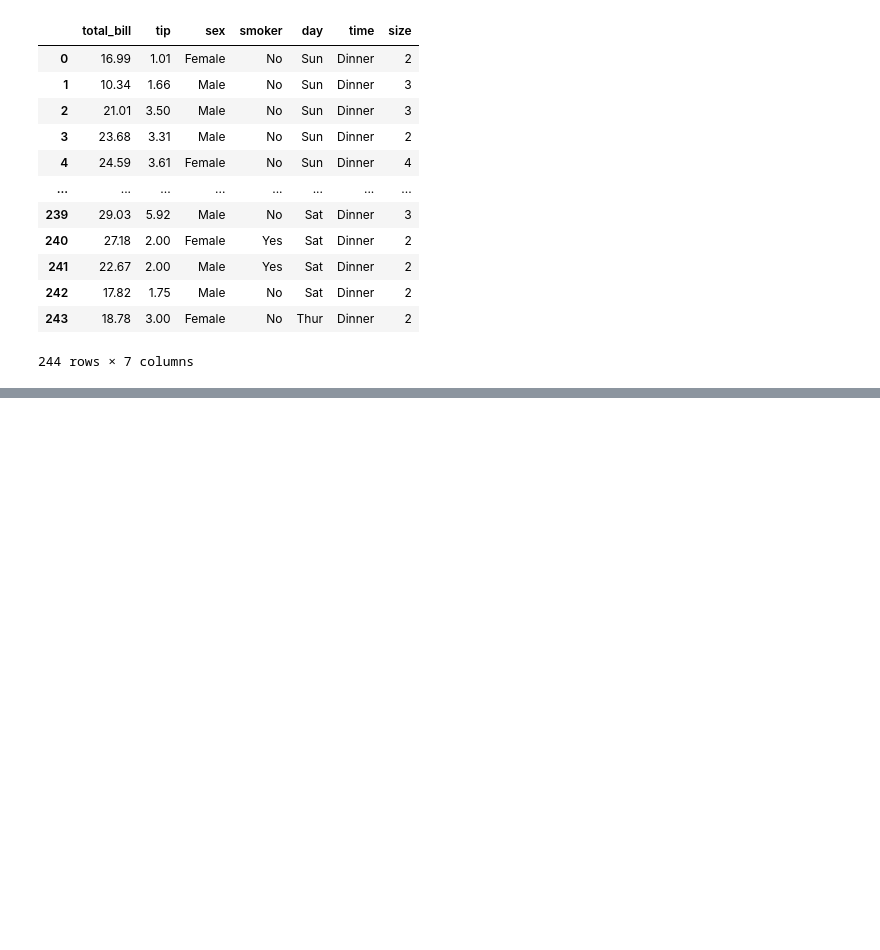
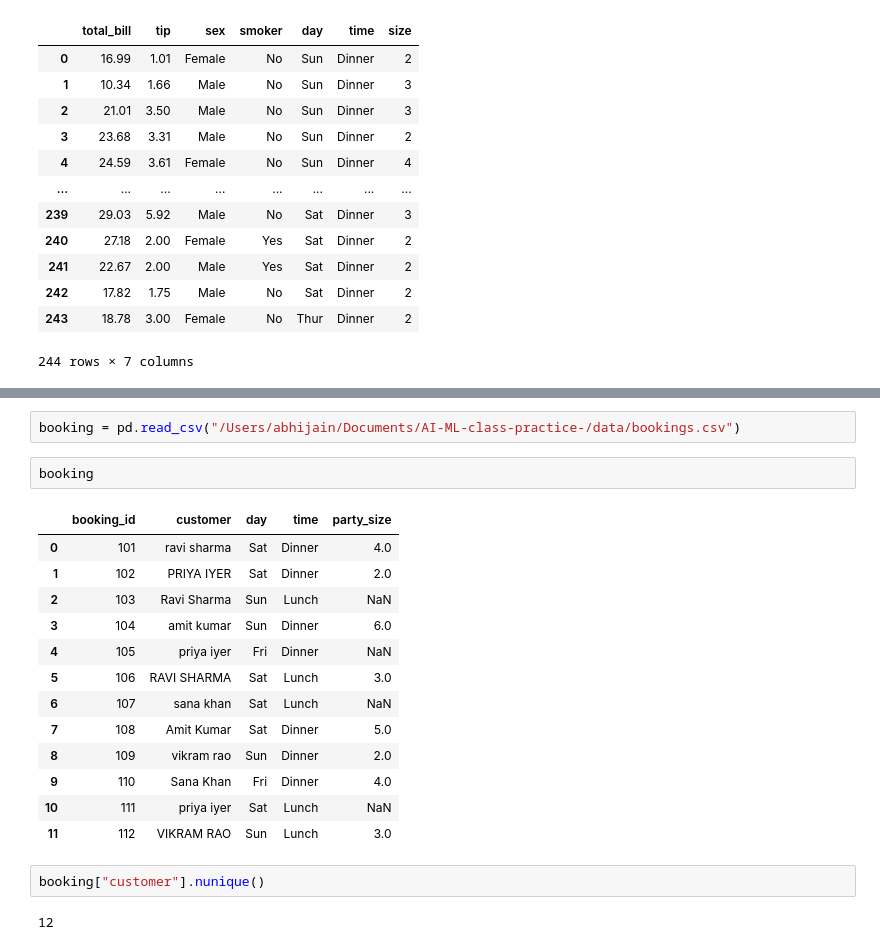
Before and after one commit to Jainabhi90/AI-ML-class-practice-, a Jupyter notebook: pandasNotebook/classMe.ipynb, the cells around one changed output, grey strips where cells are left out. Drawn from its saved outputs; the diff is of its cells as text; blank space fills up the shorter version.

```diff
--- a/pandasNotebook/classMe.ipynb
+++ b/pandasNotebook/classMe.ipynb
@@ -324,0 +385,22 @@ hw.head()
+# %%
+booking = pd.read_csv("/Users/abhijain/Documents/AI-ML-class-practice-/data/bookings.csv")
+# %%
+booking
+# %% [output]
+|  | booking_id | customer | day | time | party_size |
+| 0 | 101 | ravi sharma | Sat | Dinner | 4.0 |
+| 1 | 102 | PRIYA IYER | Sat | Dinner | 2.0 |
+| 2 | 103 | Ravi Sharma | Sun | Lunch | NaN |
+| 3 | 104 | amit kumar | Sun | Dinner | 6.0 |
+| 4 | 105 | priya iyer | Fri | Dinner | NaN |
+| 5 | 106 | RAVI SHARMA | Sat | Lunch | 3.0 |
+| 6 | 107 | sana khan | Sat | Lunch | NaN |
+| 7 | 108 | Amit Kumar | Sat | Dinner | 5.0 |
+| 8 | 109 | vikram rao | Sun | Dinner | 2.0 |
+| 9 | 110 | Sana Khan | Fri | Dinner | 4.0 |
+| 10 | 111 | priya iyer | Sat | Lunch | NaN |
+| 11 | 112 | VIKRAM RAO | Sun | Lunch | 3.0 |
+# %%
+booking["customer"].nunique()
+# %% [output]
+12
```
Also changed, not shown: parts of 7 cells of this notebook, 1 other file.
